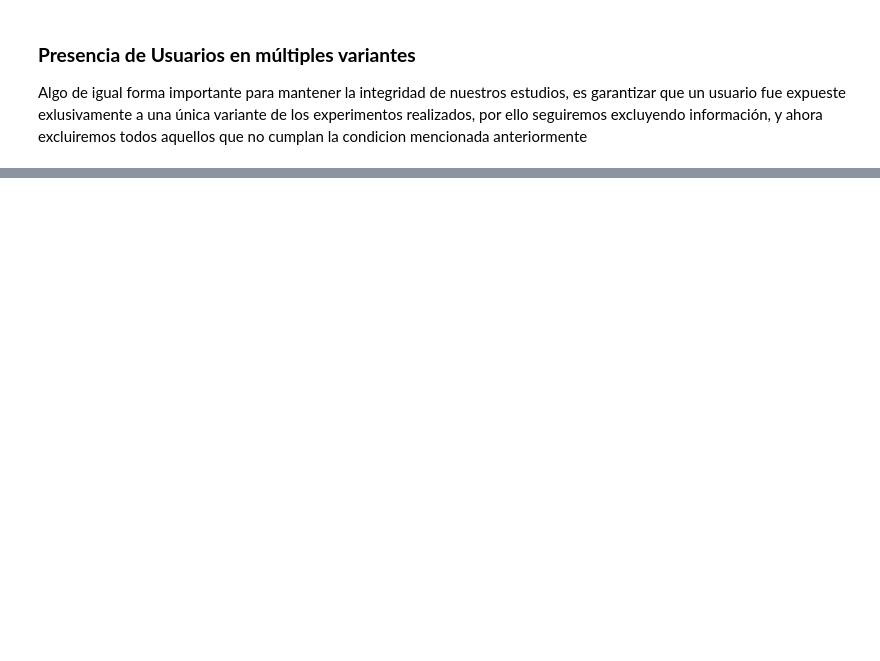
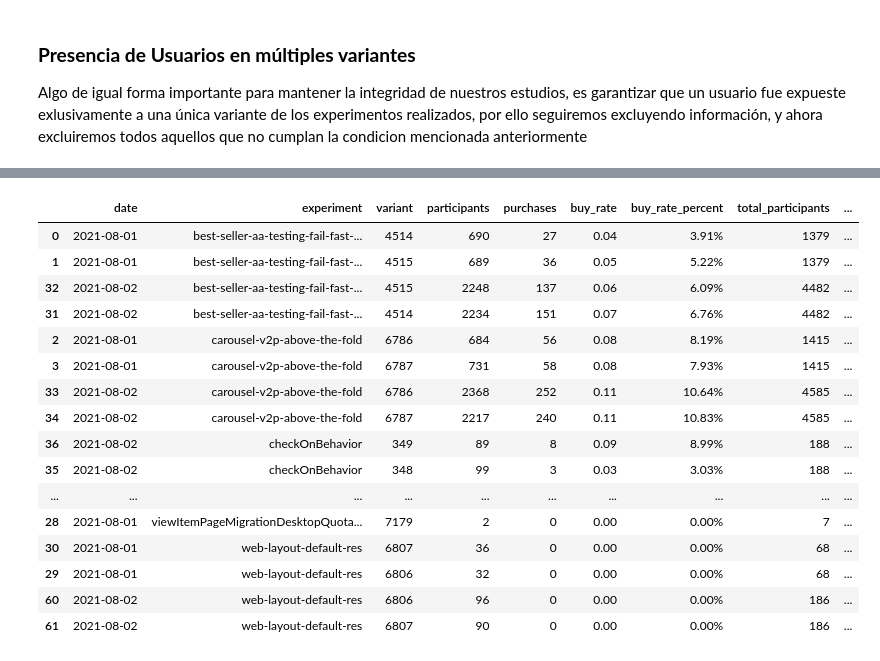
Before and after one commit to jmpaiba123/AB_Testing_Meli, a Jupyter notebook: jupyter_notebooks/02_Validaciones_datos.ipynb, the cells around one changed output, grey strips where cells are left out. Cells and saved outputs as stored; diff of their text form; code cells hidden in the pictures; blank space fills up the shorter version.

```diff
--- a/jupyter_notebooks/02_Validaciones_datos.ipynb
+++ b/jupyter_notebooks/02_Validaciones_datos.ipynb
@@ -235,0 +388,20 @@ probabilidad de que una variante sea mejor que las otras, expected loss: riesgo
+# %%
+df_grouped_experiments_03.sort_values(by='experiment')
+# %% [output]
+|  | date | experiment | variant | participants | purchases | buy_rate | buy_rate_percent | total_participants | ... |
+| 0 | 2021-08-01 | best-seller-aa-testing-fail-fast-... | 4514 | 690 | 27 | 0.04 | 3.91% | 1379 | ... |
+| 1 | 2021-08-01 | best-seller-aa-testing-fail-fast-... | 4515 | 689 | 36 | 0.05 | 5.22% | 1379 | ... |
+| 32 | 2021-08-02 | best-seller-aa-testing-fail-fast-... | 4515 | 2248 | 137 | 0.06 | 6.09% | 4482 | ... |
+| 31 | 2021-08-02 | best-seller-aa-testing-fail-fast-... | 4514 | 2234 | 151 | 0.07 | 6.76% | 4482 | ... |
+| 2 | 2021-08-01 | carousel-v2p-above-the-fold | 6786 | 684 | 56 | 0.08 | 8.19% | 1415 | ... |
+| 3 | 2021-08-01 | carousel-v2p-above-the-fold | 6787 | 731 | 58 | 0.08 | 7.93% | 1415 | ... |
+| 33 | 2021-08-02 | carousel-v2p-above-the-fold | 6786 | 2368 | 252 | 0.11 | 10.64% | 4585 | ... |
+| 34 | 2021-08-02 | carousel-v2p-above-the-fold | 6787 | 2217 | 240 | 0.11 | 10.83% | 4585 | ... |
+| 36 | 2021-08-02 | checkOnBehavior | 349 | 89 | 8 | 0.09 | 8.99% | 188 | ... |
+| 35 | 2021-08-02 | checkOnBehavior | 348 | 99 | 3 | 0.03 | 3.03% | 188 | ... |
+| ... | ... | ... | ... | ... | ... | ... | ... | ... | ... |
+| 28 | 2021-08-01 | viewItemPageMigrationDesktopQuota... | 7179 | 2 | 0 | 0.00 | 0.00% | 7 | ... |
+| 30 | 2021-08-01 | web-layout-default-res | 6807 | 36 | 0 | 0.00 | 0.00% | 68 | ... |
+| 29 | 2021-08-01 | web-layout-default-res | 6806 | 32 | 0 | 0.00 | 0.00% | 68 | ... |
+| 60 | 2021-08-02 | web-layout-default-res | 6806 | 96 | 0 | 0.00 | 0.00% | 186 | ... |
+| 61 | 2021-08-02 | web-layout-default-res | 6807 | 90 | 0 | 0.00 | 0.00% | 186 | ... |
```
Also changed, not shown: parts of 34 cells of this notebook.
